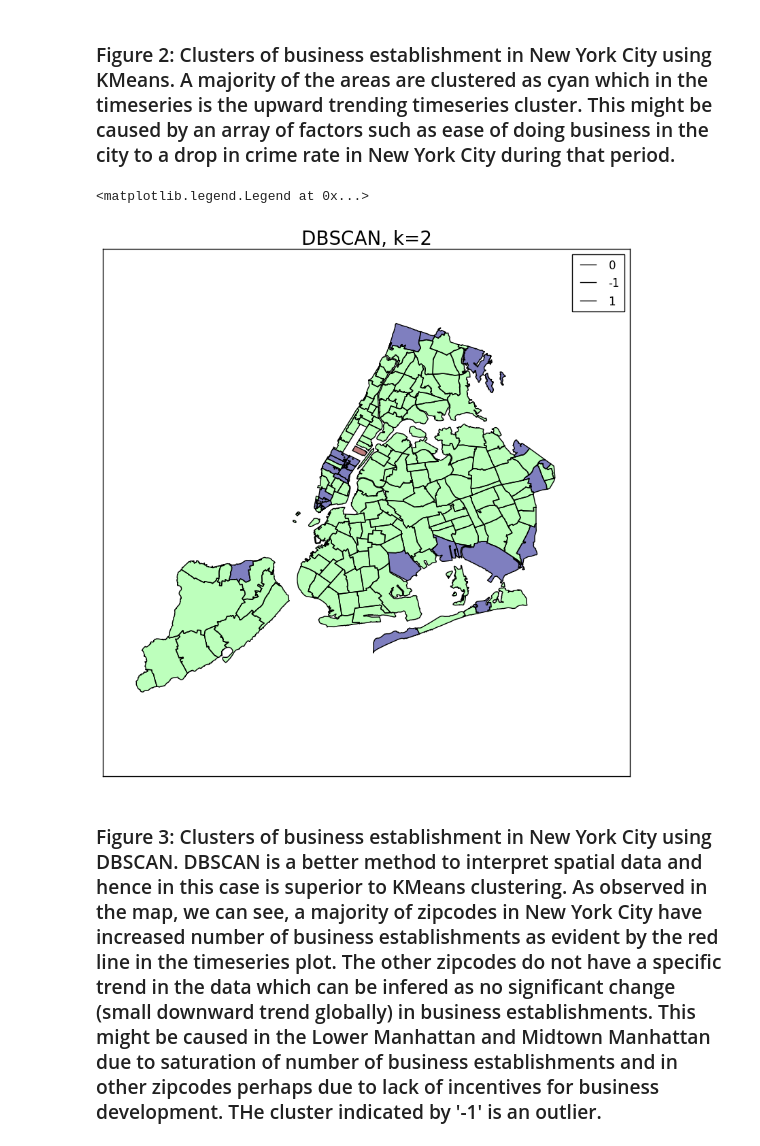
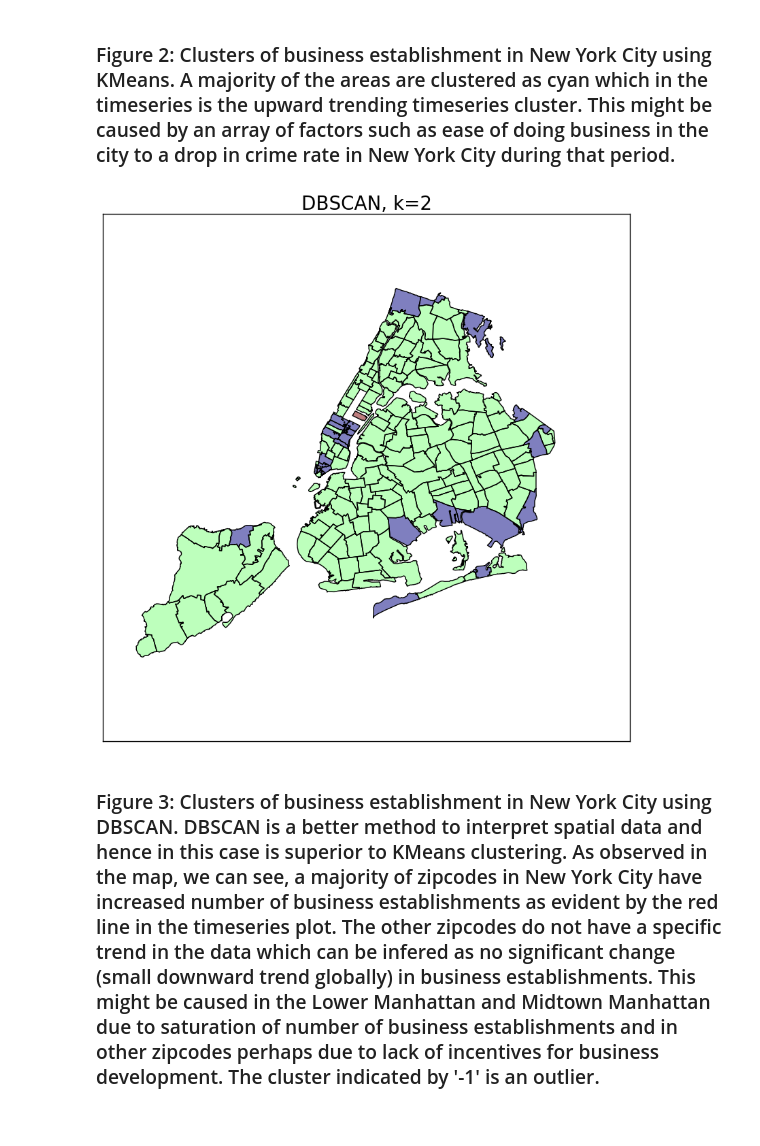
Before and after one commit to aaron-15/PUI2016_ajd629, a Jupyter notebook: HW11_ajd629/HW11_2_ajd629.ipynb, the cells around one changed output. Cells and saved outputs as stored; diff of their text form; code cells hidden in the pictures.

```diff
--- a/HW11_ajd629/HW11_2_ajd629.ipynb
+++ b/HW11_ajd629/HW11_2_ajd629.ipynb
@@ -256,13 +264,12 @@ zipcode_shape['dbscan_labels'] = dbscan_cluster.labels_
 # %%
 #Plotting DBSCAN cluster spatially
 f, ax = plt.subplots(figsize=(10,10))
 zipcode_shape.plot(colormap='jet', column='dbscan_labels', ax=ax)
 ax.set_title("DBSCAN, k=2", fontsize=20)
 ax.axes.get_xaxis().set_visible(False)
 ax.axes.get_yaxis().set_visible(False)
-ax.legend(zipcode_shape.dbscan_labels.unique())
+# ax.legend(zipcode_shape.dbscan_labels.unique())
 # %% [output]
-<matplotlib.legend.Legend at 0x...>
-[figure, old version]
+[figure, new version]
 # %% [markdown]
-### Figure 3: Clusters of business establishment in New York City using DBSCAN. DBSCAN is a better method to interpret spatial data and hence in this case is superior to KMeans clustering. As observed in the map, we can see, a majority of zipcodes in New York City have increased number of business establishments as evident by the red line in the timeseries plot. The other zipcodes do not have a specific trend in the data which can be infered as no significant change (small downward trend globally) in business establishments. This might be caused in the Lower Manhattan and Midtown Manhattan due to saturation of number of business establishments and in other zipcodes perhaps due to lack of incentives for business development. THe cluster indicated by '-1' is an outlier.
+### Figure 3: Clusters of business establishment in New York City using DBSCAN. DBSCAN is a better method to interpret spatial data and hence in this case is superior to KMeans clustering. As observed in the map, we can see, a majority of zipcodes in New York City have increased number of business establishments as evident by the red line in the timeseries plot. The other zipcodes do not have a specific trend in the data which can be infered as no significant change (small downward trend globally) in business establishments. This might be caused in the Lower Manhattan and Midtown Manhattan due to saturation of number of business establishments and in other zipcodes perhaps due to lack of incentives for business development. The cluster indicated by '-1' is an outlier.
```
Also changed, not shown: parts of 3 cells of this notebook.
